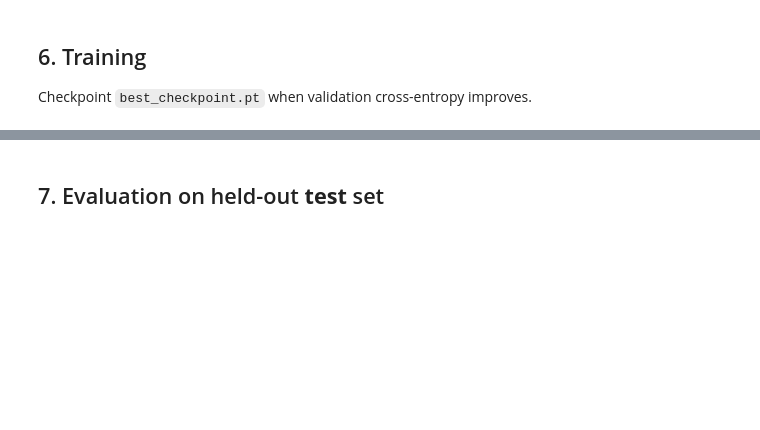
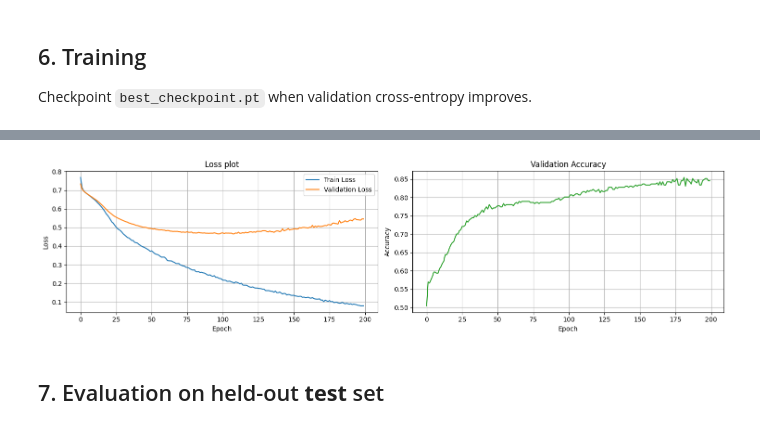
Before and after one commit to adricalm/Adversarial-Text-Classifier, a Jupyter notebook: notebooks/binary_transformer.ipynb, the cells around one changed output, grey strips where cells are left out. Saved outputs shown, nothing was run; the diff lists cells and outputs as text; code cells hidden in the pictures; blank space fills up the shorter version.

```diff
--- a/notebooks/binary_transformer.ipynb
+++ b/notebooks/binary_transformer.ipynb
@@ -72,7 +76,7 @@ TEST_SPLIT = 0.15
 TEXT_COL = "text"
 LABEL_COL = "label"
 FINAL_DATASET_PATH = DATA_DIR / "final_dataset"
-CSV_Names = ["final_binary_dataset.csv","clanker_dataset_hard_1.csv","clanker_dataset_hard_2.csv"]
+CSV_Names = ["final_binary_dataset.csv","clanker_dataset_hard_1.csv","clanker_dataset_hard_2.csv","clanker_dataset_hard_3.csv"]
 df_list = []
 
 print("Data Paths:")
@@ -142,7 +144,7 @@ Test fraction: 0.1501
 # %%
 VOCAB_SIZE = 3000
 TOK_PATH = DATA_DIR / "tokenizer.json"
-CORPUS_PATH_OLD = DATA_DIR / "corpus.txt"
+CORPUS_PATH = DATA_DIR / "corpus.txt"
 
 CORPUS_PATH.write_text("\n".join(df[TEXT_COL].astype(str)), encoding="utf-8")
 print("Wrote", CORPUS_PATH, "(KB)", CORPUS_PATH.stat().st_size // 1024)
@@ -237,14 +240,14 @@ Compact encoder (~hundreds of training examples → keep capacity moderate).
 config = Config(
     vocab_size=len(tok.vocab),
     block_size=BLOCK_SIZE,
-    vector_dim=128,
-    number_of_transformer_blocks=3,
-    number_of_attention_heads=4,
+    vector_dim=16,
+    number_of_transformer_blocks=1,
+    number_of_attention_heads=1,
     dropout_prob=0.3,
     batch_size=BATCH_SIZE,
     learning_rate=1e-4,
-    weight_decay=1e-4,
-    no_of_epochs=15,
+    weight_decay=1e-3,
+    no_of_epochs=200,
     pad_token_id=PAD_ID,
 )
 
@@ -257,14 +260,12 @@ Parameters: 985858
 Checkpoint `best_checkpoint.pt` when validation cross-entropy improves.
 # %%
 CHECKPOINT_PATH = Path("best_checkpoint.pt")
-
 optimizer = torch.optim.AdamW(
     model.parameters(), lr=config.learning_rate, weight_decay=config.weight_decay
 )
 criterion = nn.CrossEntropyLoss()
-best_val = float("inf")
+best_val   = float("inf")
 best_epoch = -1
-
 
 @torch.no_grad()
 def mean_loss_epoch(loader) -> float:
@@ -273,48 +274,92 @@ def mean_loss_epoch(loader) -> float:
     for x_batch, y_batch in loader:
         x_batch = x_batch.to(DEVICE)
         y_batch = y_batch.to(DEVICE)
-        logits = model(x_batch)
-        loss = criterion(logits, y_batch)
+        logits  = model(x_batch)
+        loss    = criterion(logits, y_batch)
         losses.append(loss.item() * len(y_batch))
         n += len(y_batch)
     return float(sum(losses) / max(n, 1))
 
+@torch.no_grad()
+def accuracy_epoch(loader) -> float:
+    model.eval()
+    correct, n = 0, 0
+    for x_batch, y_batch in loader:
+        x_batch = x_batch.to(DEVICE)
+        y_batch = y_batch.to(DEVICE)
+        preds   = model(x_batch).argmax(dim=1)
+        correct += (preds == y_batch).sum().item()
+        n       += len(y_batch)
+    return float(correct / max(n, 1))
 
-ITERATION = 0
+ITERATION   = 0
+val_accs    = []
+train_losses = []
+val_losses  = []
+
 for epoch in range(config.no_of_epochs):
     model.train()
     run_loss, run_count = 0.0, 0
     for x_batch, y_batch in train_loader:
         x_batch, y_batch = x_batch.to(DEVICE), y_batch.to(DEVICE)
         optimizer.zero_grad(set_to_none=True)
-        logits = model(x_batch)
-        loss_b = criterion(logits, y_batch)
+        logits  = model(x_batch)
+        loss_b  = criterion(logits, y_batch)
         loss_b.backward()
         optimizer.step()
-        run_loss += loss_b.item() * len(y_batch)
+        run_loss  += loss_b.item() * len(y_batch)
         run_count += len(y_batch)
         ITERATION += 1
 
-    train_ce = float(run_loss / max(run_count, 1))
-    val_ce = mean_loss_epoch(val_loader)
+    train_ce  = float(run_loss / max(run_count, 1))
+    val_ce    = mean_loss_epoch(val_loader)
+    val_acc   = accuracy_epoch(val_loader)
+
+    train_losses.append(train_ce)
+    val_losses.append(val_ce)
+    val_accs.append(val_acc)
 
     if val_ce < best_val:
-        best_val = val_ce
+        best_val   = val_ce
         best_epoch = epoch
         torch.save(
             {
-                "epoch": epoch,
-                "iteration": ITERATION,
-                "config": dataclasses.asdict(config),
+                "epoch":           epoch,
+                "iteration":       ITERATION,
+                "config":          dataclasses.asdict(config),
                 "model_state_dict": model.state_dict(),
             },
             CHECKPOINT_PATH,
         )
 
-    best_str = '-' if best_epoch < 0 else str(best_epoch + 1)
-
-    print(f"Epoch {epoch + 1:02d}/{config.no_of_epochs} train_ce={train_ce:.4f} val_ce={val_ce:.4f} best_epoch={best_str}")
+    best_str = "-" if best_epoch < 0 else str(best_epoch + 1)
+    print(
+        f"Epoch {epoch+1:02d}/{config.no_of_epochs} "
+        f"train_ce={train_ce:.4f}  val_ce={val_ce:.4f}  "
+        f"val_acc={val_acc:.4f}  best_epoch={best_str}"
+    )
 
 _done_ep = "-" if best_epoch < 0 else str(best_epoch + 1)
 print(f"Done. Best val_ce={best_val:.4f} at epoch {_done_ep} -> {CHECKPOINT_PATH}")
+
+fig, axes = plt.subplots(1, 2, figsize=(15, 4))
+
+# Loss
+axes[0].plot(train_losses, color='tab:blue', label = "Train Loss")
+axes[0].plot(val_losses, color='tab:orange', label = "Validation Loss")
+axes[0].set_title("Loss plot")
+axes[0].set_xlabel("Epoch")
+axes[0].set_ylabel("Loss")
+axes[0].grid(True)
+axes[0].legend()
+# Val Accuracy
+axes[1].plot(val_accs, color='tab:green')
+axes[1].set_title("Validation Accuracy")
+axes[1].set_xlabel("Epoch")
+axes[1].set_ylabel("Accuracy")
+axes[1].grid(True)
+
+plt.tight_layout()
+plt.savefig("training_metrics.png", dpi=150)
+plt.show()
 # %% [output]
@@ -337,3 +383,4 @@ Done. Best val_ce=0.3790 at epoch 5 -> best_checkpoint.pt
+[figure, added]
 # %% [markdown]
 ## 7. Evaluation on held-out **test** set
 # %%
```
Also changed, not shown: parts of 9 cells of this notebook, 2 other files.
